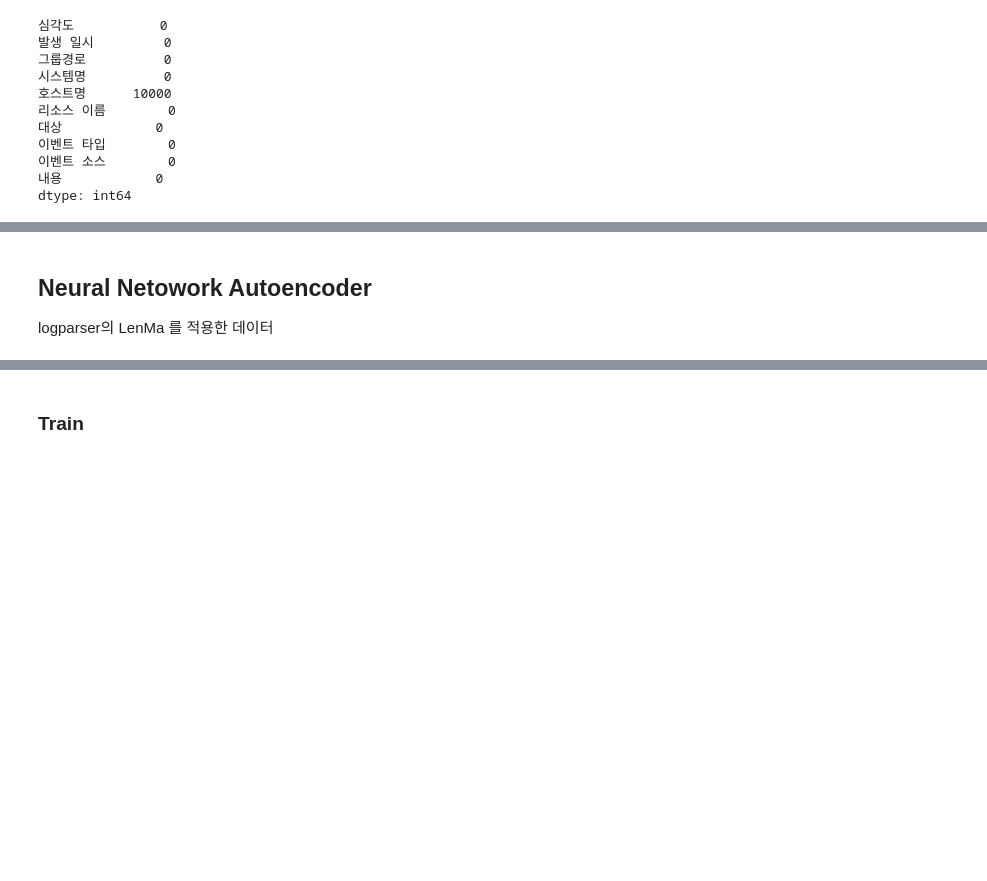
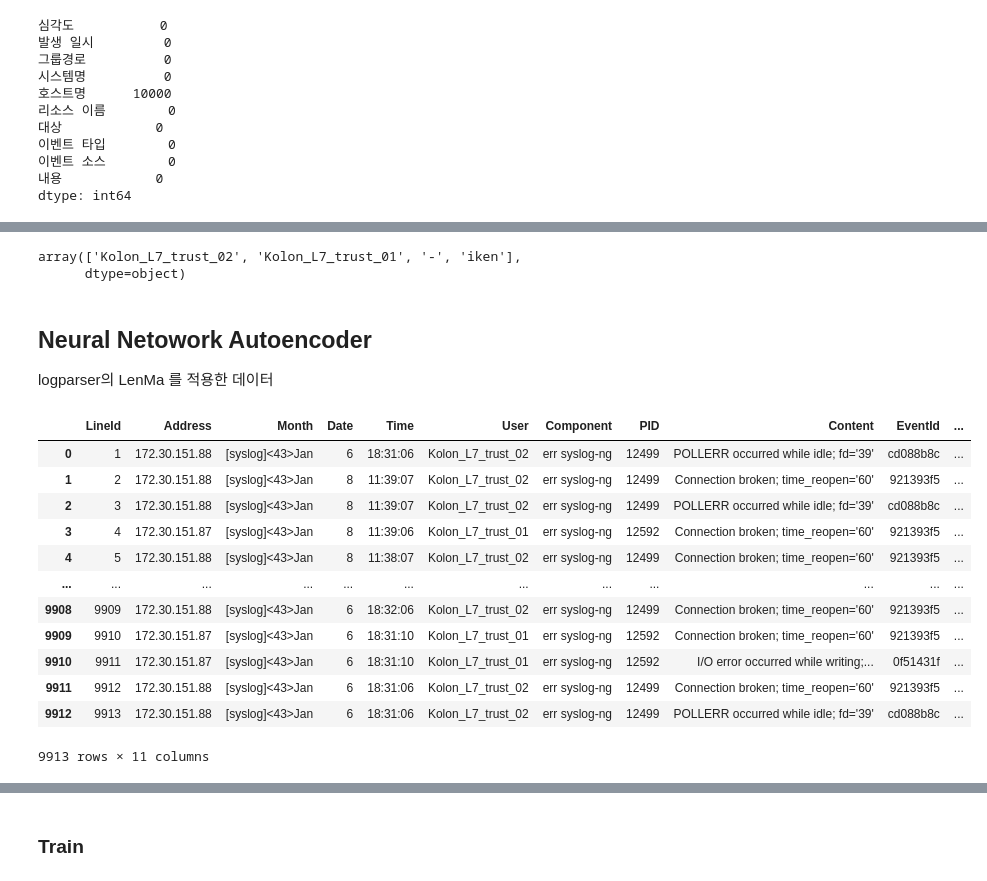
Before and after one commit to spilabkorea/Domain-LOA, a Jupyter notebook: Autoencoder-for-syslog.ipynb, the cells around one changed output, grey strips where cells are left out. Saved outputs shown, nothing was run; the diff lists cells and outputs as text; code cells hidden in the pictures; blank space fills up the shorter version.

Commit message:
syslog modification

```diff
--- a/Autoencoder-for-syslog.ipynb
+++ b/Autoencoder-for-syslog.ipynb
@@ -87,5 +83,10 @@ for i in df.columns:
       dtype='object', length=9984))
  ===
+# %%
+df.내용.str.split(' ').str[4].unique()
+# %% [output]
+array(['Kolon_L7_trust_02', 'Kolon_L7_trust_01', '-', 'iken'],
+      dtype=object)
 # %%
 # # Data Change for parsing log
 # for line in df.내용.str.strip():
@@ -94,3 +95,23 @@ for i in df.columns:
 # %% [markdown]
 ## Neural Netowork Autoencoder
 logparser의 LenMa 를 적용한 데이터
+# %%
+struct_log = './data/LenMa_syslog.txt_structured.csv' # The structured log file
+# %%
+df = pd.read_csv(struct_log)
+# %%
+df
+# %% [output]
+|  | LineId | Address | Month | Date | Time | User | Component | PID | Content | EventId | ... |
+| 0 | 1 | 172.30.151.88 | [syslog]<43>Jan | 6 | 18:31:06 | Kolon_L7_trust_02 | err syslog-ng | 12499 | POLLERR occurred while idle; fd='39' | cd088b8c | ... |
+| 1 | 2 | 172.30.151.88 | [syslog]<43>Jan | 8 | 11:39:07 | Kolon_L7_trust_02 | err syslog-ng | 12499 | Connection broken; time_reopen='60' | 921393f5 | ... |
+| 2 | 3 | 172.30.151.88 | [syslog]<43>Jan | 8 | 11:39:07 | Kolon_L7_trust_02 | err syslog-ng | 12499 | POLLERR occurred while idle; fd='39' | cd088b8c | ... |
+| 3 | 4 | 172.30.151.87 | [syslog]<43>Jan | 8 | 11:39:06 | Kolon_L7_trust_01 | err syslog-ng | 12592 | Connection broken; time_reopen='60' | 921393f5 | ... |
+| 4 | 5 | 172.30.151.88 | [syslog]<43>Jan | 8 | 11:38:07 | Kolon_L7_trust_02 | err syslog-ng | 12499 | Connection broken; time_reopen='60' | 921393f5 | ... |
+| ... | ... | ... | ... | ... | ... | ... | ... | ... | ... | ... | ... |
+| 9908 | 9909 | 172.30.151.88 | [syslog]<43>Jan | 6 | 18:32:06 | Kolon_L7_trust_02 | err syslog-ng | 12499 | Connection broken; time_reopen='60' | 921393f5 | ... |
+| 9909 | 9910 | 172.30.151.87 | [syslog]<43>Jan | 6 | 18:31:10 | Kolon_L7_trust_01 | err syslog-ng | 12592 | Connection broken; time_reopen='60' | 921393f5 | ... |
+| 9910 | 9911 | 172.30.151.87 | [syslog]<43>Jan | 6 | 18:31:10 | Kolon_L7_trust_01 | err syslog-ng | 12592 | I/O error occurred while writing;... | 0f51431f | ... |
+| 9911 | 9912 | 172.30.151.88 | [syslog]<43>Jan | 6 | 18:31:06 | Kolon_L7_trust_02 | err syslog-ng | 12499 | Connection broken; time_reopen='60' | 921393f5 | ... |
+| 9912 | 9913 | 172.30.151.88 | [syslog]<43>Jan | 6 | 18:31:06 | Kolon_L7_trust_02 | err syslog-ng | 12499 | POLLERR occurred while idle; fd='39' | cd088b8c | ... |
+9913 rows × 11 columns
```
Also changed, not shown: parts of 15 cells of this notebook, 2 other files.
